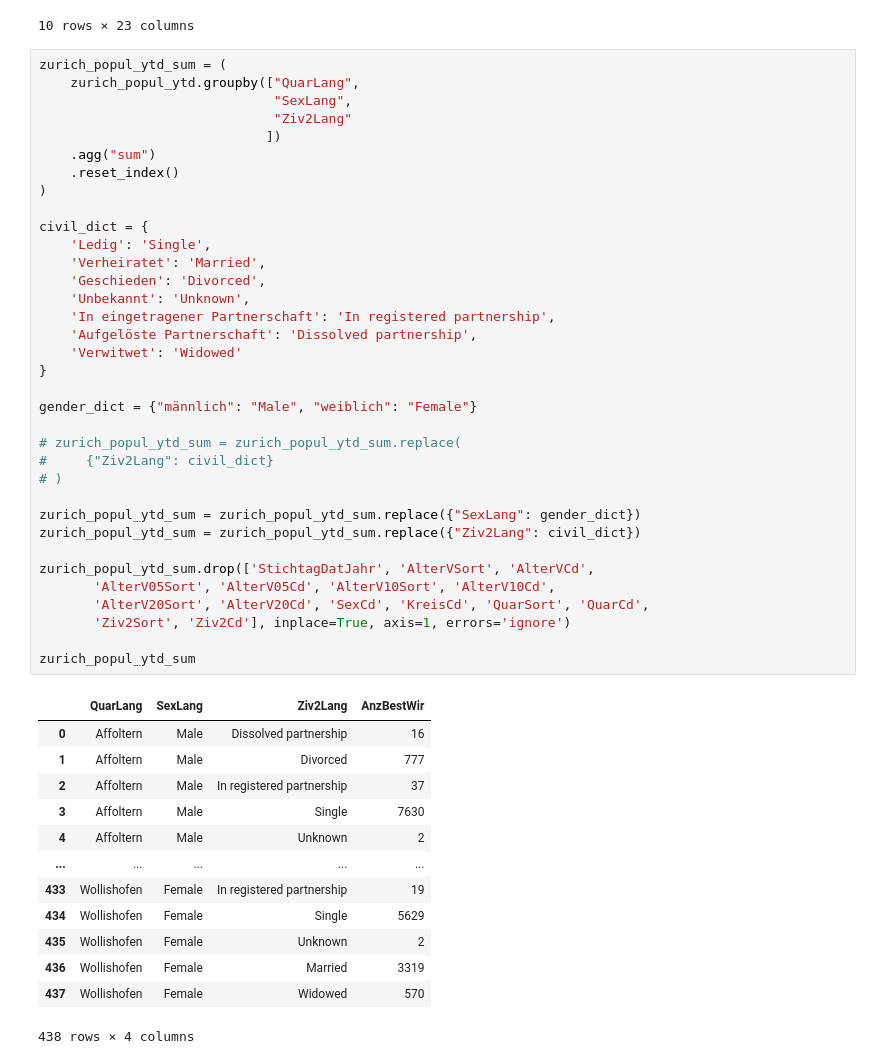
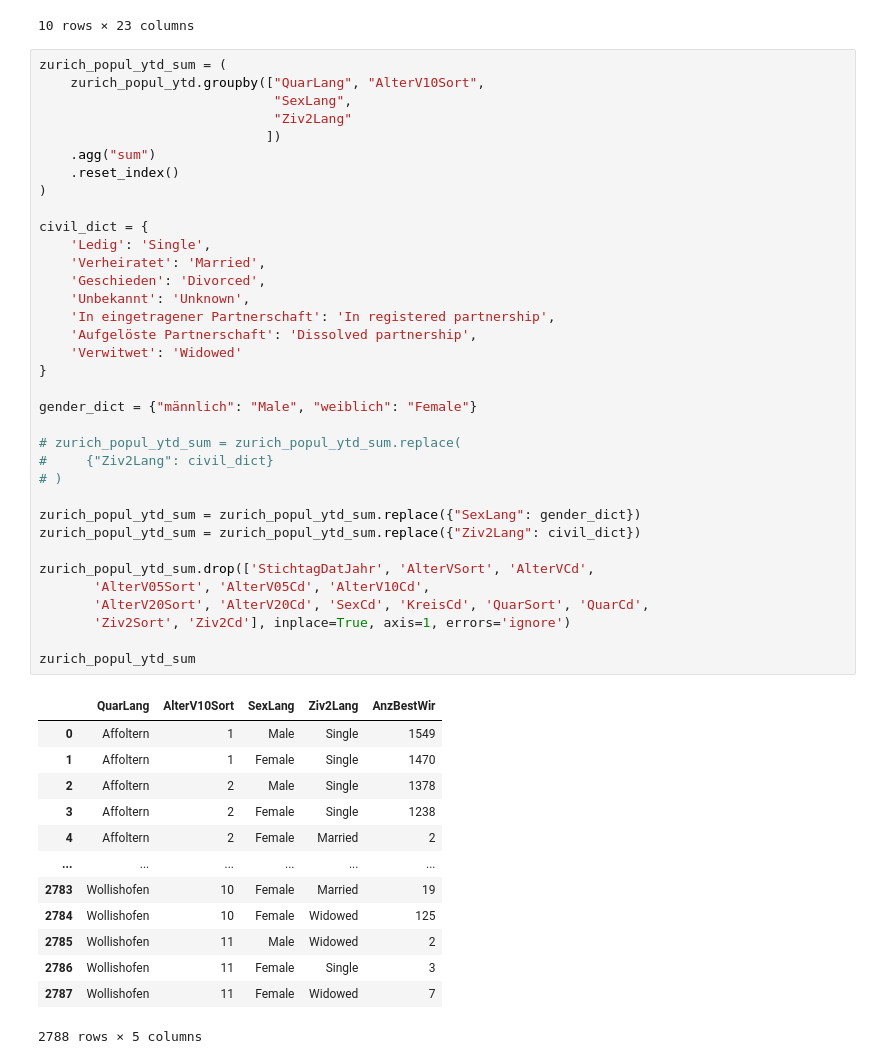
Before and after one commit to alexandraciobica/denner-challenge, a Jupyter notebook: data/zurich_popul.ipynb, the cells around one changed output. Cells and saved outputs as stored; diff of their text form.

Commit message:
cleaned population dataframe

```diff
--- a/data/zurich_popul.ipynb
+++ b/data/zurich_popul.ipynb
@@ -90,51 +90,51 @@ zurich_popul_ytd.head(10)
 10 rows × 23 columns
 # %%
 zurich_popul_ytd_sum = (
-    zurich_popul_ytd.groupby(["QuarLang",
+    zurich_popul_ytd.groupby(["QuarLang", "AlterV10Sort",
                               "SexLang",
                               "Ziv2Lang"
                              ])
     .agg("sum")
     .reset_index()
 )
 
 civil_dict = {
     'Ledig': 'Single',
     'Verheiratet': 'Married',
     'Geschieden': 'Divorced',
     'Unbekannt': 'Unknown',
     'In eingetragener Partnerschaft': 'In registered partnership',
     'Aufgelöste Partnerschaft': 'Dissolved partnership',
     'Verwitwet': 'Widowed'
 }
 
 gender_dict = {"männlich": "Male", "weiblich": "Female"}
 
 # zurich_popul_ytd_sum = zurich_popul_ytd_sum.replace(
 #     {"Ziv2Lang": civil_dict}
 # )
 
 zurich_popul_ytd_sum = zurich_popul_ytd_sum.replace({"SexLang": gender_dict})
 zurich_popul_ytd_sum = zurich_popul_ytd_sum.replace({"Ziv2Lang": civil_dict})
 
 zurich_popul_ytd_sum.drop(['StichtagDatJahr', 'AlterVSort', 'AlterVCd',
-       'AlterV05Sort', 'AlterV05Cd', 'AlterV10Sort', 'AlterV10Cd',
+       'AlterV05Sort', 'AlterV05Cd', 'AlterV10Cd',
        'AlterV20Sort', 'AlterV20Cd', 'SexCd', 'KreisCd', 'QuarSort', 'QuarCd',
        'Ziv2Sort', 'Ziv2Cd'], inplace=True, axis=1, errors='ignore')
 
 zurich_popul_ytd_sum
 # %% [output]
-|  | QuarLang | SexLang | Ziv2Lang | AnzBestWir |
-| 0 | Affoltern | Male | Dissolved partnership | 16 |
-| 1 | Affoltern | Male | Divorced | 777 |
-| 2 | Affoltern | Male | In registered partnership | 37 |
-| 3 | Affoltern | Male | Single | 7630 |
-| 4 | Affoltern | Male | Unknown | 2 |
-| ... | ... | ... | ... | ... |
-| 433 | Wollishofen | Female | In registered partnership | 19 |
-| 434 | Wollishofen | Female | Single | 5629 |
-| 435 | Wollishofen | Female | Unknown | 2 |
-| 436 | Wollishofen | Female | Married | 3319 |
-| 437 | Wollishofen | Female | Widowed | 570 |
+|  | QuarLang | AlterV10Sort | SexLang | Ziv2Lang | AnzBestWir |
+| 0 | Affoltern | 1 | Male | Single | 1549 |
+| 1 | Affoltern | 1 | Female | Single | 1470 |
+| 2 | Affoltern | 2 | Male | Single | 1378 |
+| 3 | Affoltern | 2 | Female | Single | 1238 |
+| 4 | Affoltern | 2 | Female | Married | 2 |
+| ... | ... | ... | ... | ... | ... |
+| 2783 | Wollishofen | 10 | Female | Married | 19 |
+| 2784 | Wollishofen | 10 | Female | Widowed | 125 |
+| 2785 | Wollishofen | 11 | Male | Widowed | 2 |
+| 2786 | Wollishofen | 11 | Female | Single | 3 |
+| 2787 | Wollishofen | 11 | Female | Widowed | 7 |
-438 rows × 4 columns
+2788 rows × 5 columns
 # %%
```
Also changed, not shown: parts of 3 cells of this notebook.
